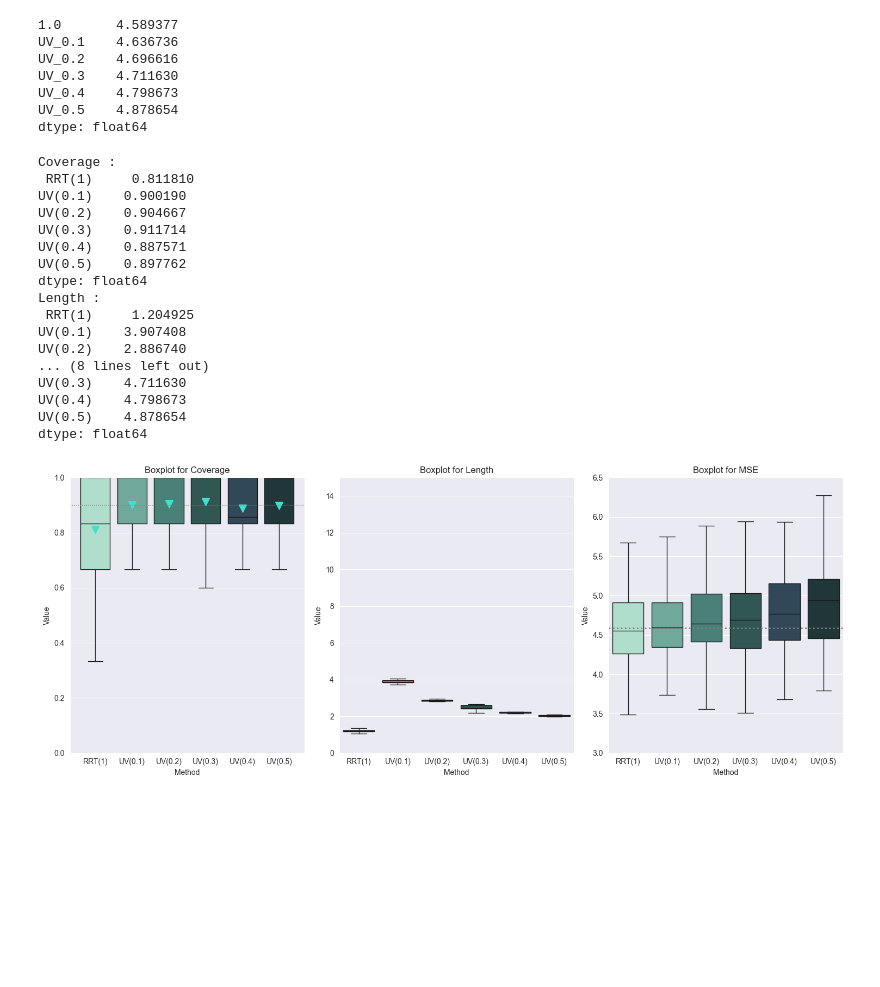
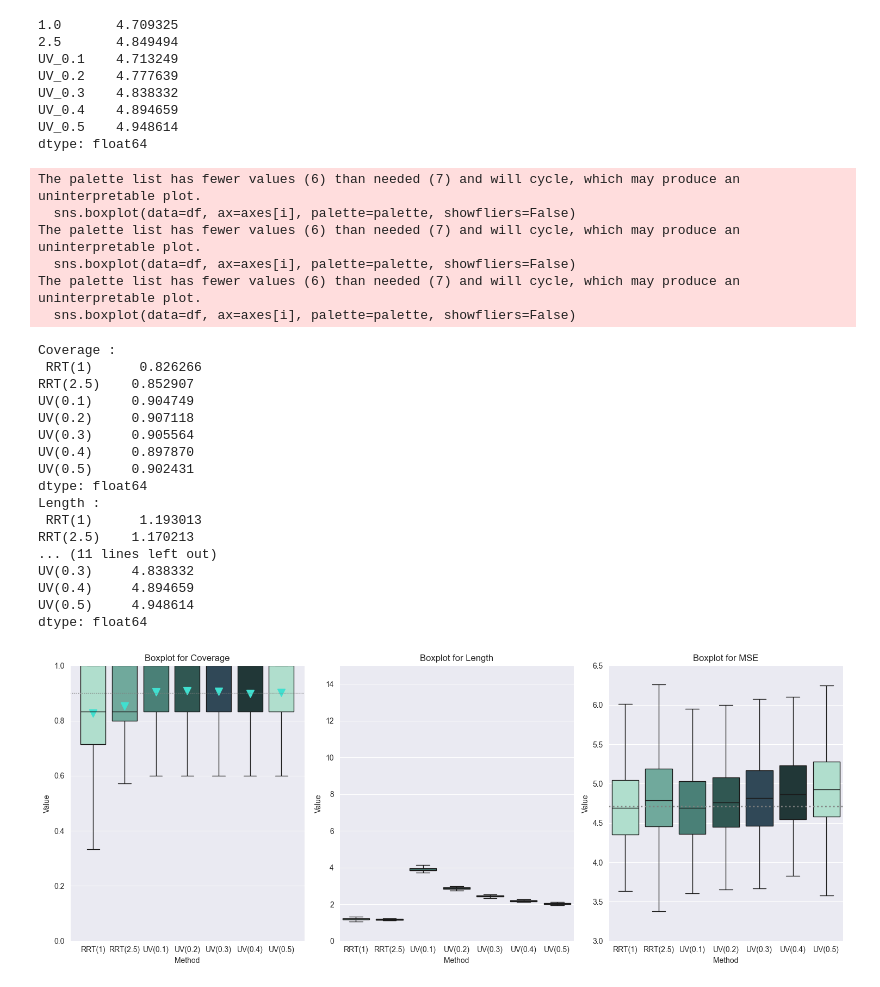
Before and after one commit to yiling-h/SI-CART, a Jupyter notebook: Simulations/Results/toy_example/toy2_full/plotting_toy.ipynb, the cells around one changed output. Cells and saved outputs as stored; diff of their text form; code cells hidden in the pictures; blank space fills up the shorter version.

```diff
--- a/Simulations/Results/toy_example/toy2_full/plotting_toy.ipynb
+++ b/Simulations/Results/toy_example/toy2_full/plotting_toy.ipynb
@@ -5,7 +5,7 @@ import numpy as np
 import pandas as pd
 import seaborn as sns
 # %%
-n_task_per_file = 10
+n_task_per_file = 50
 n_files = 10
 base_dir = "toy_stage2_full_"
 files_list = []
@@ -61,12 +81,13 @@ MSE_df = MSE_df.drop(["Tree val", "Naive"], axis=1)
 # %%
 MSE_df.mean()
 # %% [output]
-1.0       4.589377
-UV_0.1    4.636736
-UV_0.2    4.696616
-UV_0.3    4.711630
-UV_0.4    4.798673
-UV_0.5    4.878654
+1.0       4.709325
+2.5       4.849494
+UV_0.1    4.713249
+UV_0.2    4.777639
+UV_0.3    4.838332
+UV_0.4    4.894659
+UV_0.5    4.948614
 dtype: float64
 # %%
 import seaborn as sns
@@ -110,29 +131,35 @@ def boxplots(dfs, metrics, len_lim=10, MSE_lim=10,
 # %%
 boxplots(dfs=[coverage_df,
               length_df,
               MSE_df],
          len_lim=15,
          len_baseline_key="RRT(1)",
          MSE_baseline_key="RRT(1)",
          metrics=["Coverage", "Length", "MSE"],
-         col_names=["RRT(1)", "UV(0.1)", "UV(0.2)", "UV(0.3)", "UV(0.4)", "UV(0.5)"],
+         col_names=["RRT(1)", "RRT(2.5)", "UV(0.1)", "UV(0.2)", "UV(0.3)", "UV(0.4)", "UV(0.5)"],
          palette=["#A8E6CF", "#66B2A2", "#41897D", "#2A5D57", "#2A4A5D", "#1E3A3A"])
 # %% [output]
-Coverage :
- RRT(1)     0.811810
-UV(0.1)    0.900190
-UV(0.2)    0.904667
-UV(0.3)    0.911714
-UV(0.4)    0.887571
-UV(0.5)    0.897762
-dtype: float64
-Length :
- RRT(1)     1.204925
-UV(0.1)    3.907408
-UV(0.2)    2.886740
-... (8 lines left out)
-UV(0.3)    4.711630
-UV(0.4)    4.798673
-UV(0.5)    4.878654
-dtype: float64
+The palette list has fewer values (6) than needed (7) and will cycle, which may produce an uninterpretable plot.
+  sns.boxplot(data=df, ax=axes[i], palette=palette, showfliers=False)
+The palette list has fewer values (6) than needed (7) and will cycle, which may produce an uninterpretable plot.
+  sns.boxplot(data=df, ax=axes[i], palette=palette, showfliers=False)
+The palette list has fewer values (6) than needed (7) and will cycle, which may produce an uninterpretable plot.
+  sns.boxplot(data=df, ax=axes[i], palette=palette, showfliers=False)
+Coverage :
+ RRT(1)      0.826266
+RRT(2.5)    0.852907
+UV(0.1)     0.904749
+UV(0.2)     0.907118
+UV(0.3)     0.905564
+UV(0.4)     0.897870
+UV(0.5)     0.902431
+dtype: float64
+Length :
+ RRT(1)      1.193013
+RRT(2.5)    1.170213
+... (11 lines left out)
+UV(0.3)     4.838332
+UV(0.4)     4.894659
+UV(0.5)     4.948614
+dtype: float64
-[figure, old version]
+[figure, new version]
```
Also changed, not shown: parts of 3 cells of this notebook, 14 other files.
